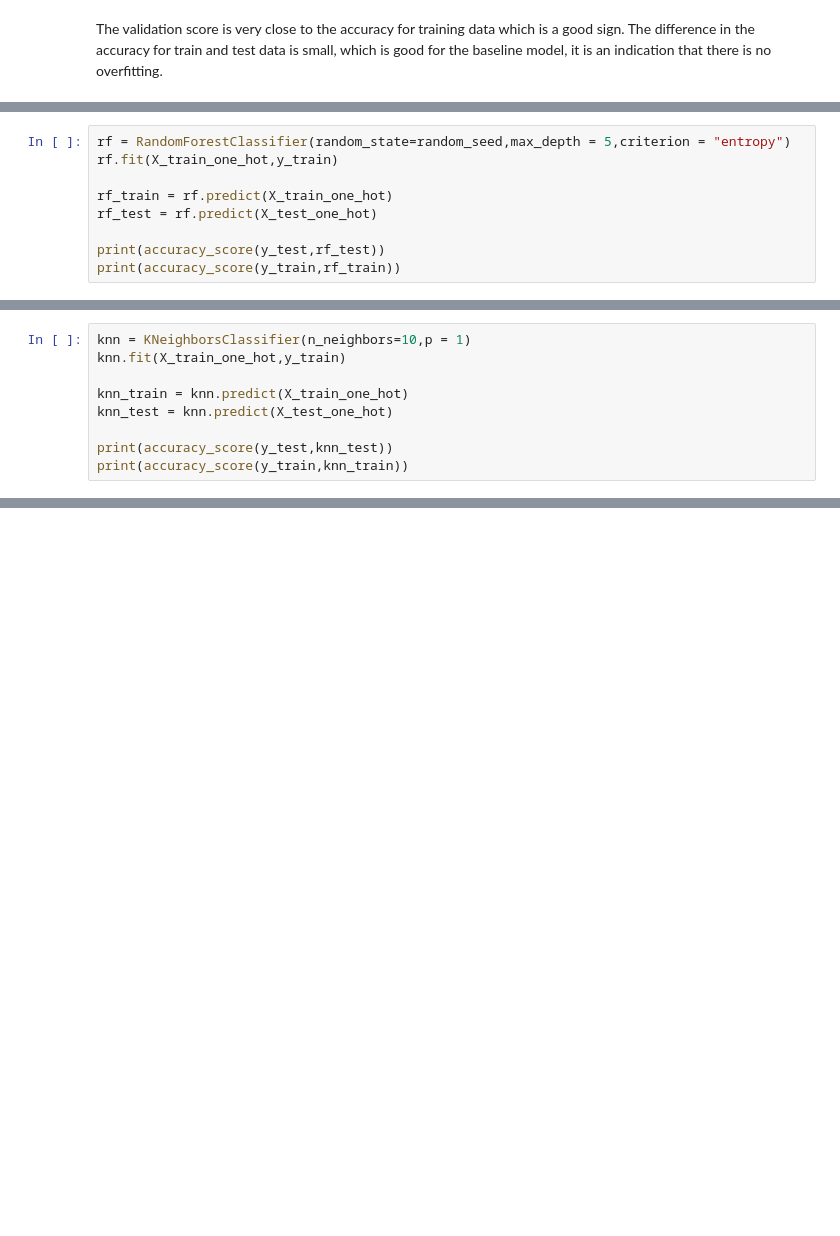
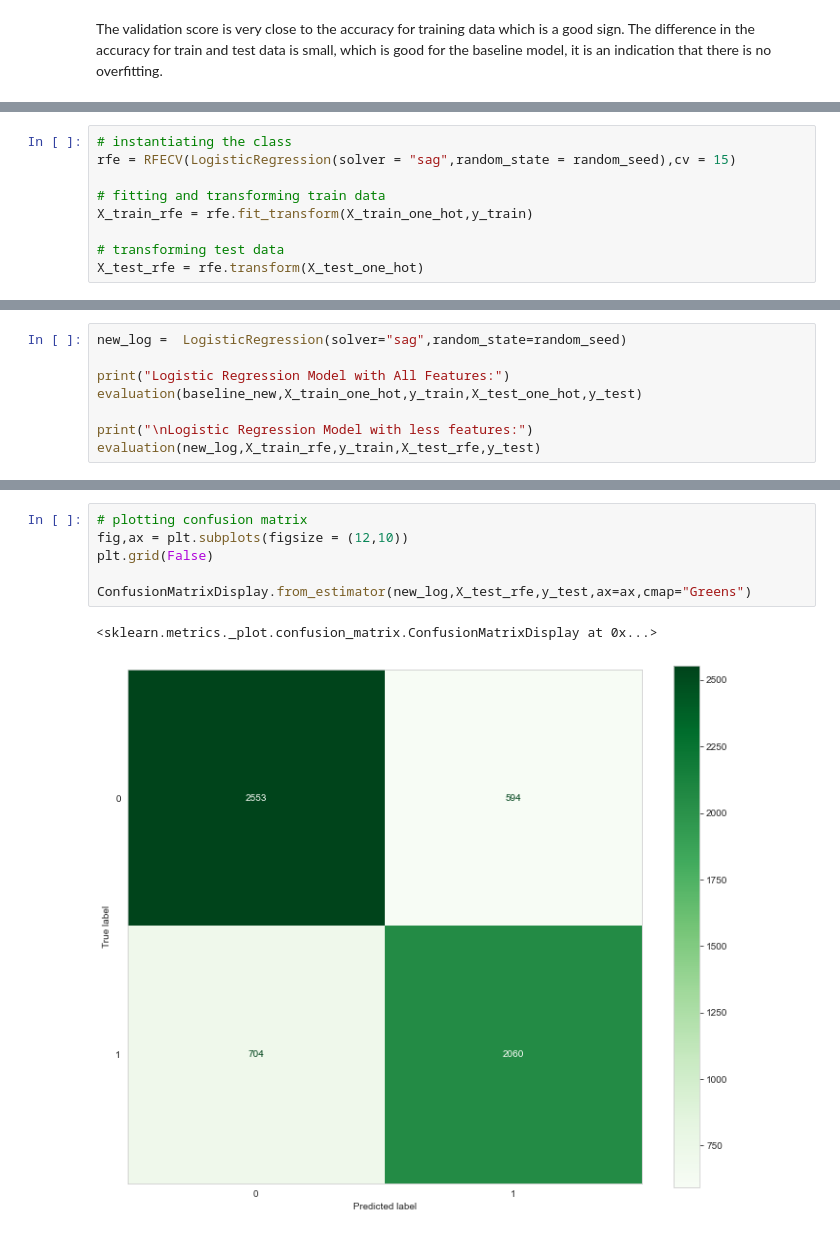
Before and after one commit to ngili/Predicting-H1N1-and-Seasonal-Flu-Vaccinations, a Jupyter notebook: analysis.ipynb, the cells around one changed output, grey strips where cells are left out. Saved outputs shown, nothing was run; the diff lists cells and outputs as text; blank space fills up the shorter version.

Commit message:
Middle of modelling

```diff
--- a/analysis.ipynb
+++ b/analysis.ipynb
@@ -793,9 +655,0 @@ Test Accuracy: 0.7683979022162071
-# %%
-rf = RandomForestClassifier(random_state=random_seed,max_depth = 5,criterion = "entropy")
-rf.fit(X_train_one_hot,y_train)
-
-rf_train = rf.predict(X_train_one_hot)
-rf_test = rf.predict(X_test_one_hot)
-
-print(accuracy_score(y_test,rf_test))
-print(accuracy_score(y_train,rf_train))
@@ -805,9 +655,0 @@ print(accuracy_score(y_train,rf_train))
-# %%
-knn = KNeighborsClassifier(n_neighbors=10,p = 1)
-knn.fit(X_train_one_hot,y_train)
-
-knn_train = knn.predict(X_train_one_hot)
-knn_test = knn.predict(X_test_one_hot)
-
-print(accuracy_score(y_test,knn_test))
-print(accuracy_score(y_train,knn_train))
@@ -816,0 +680,9 @@ print(accuracy_score(y_train,knn_train))
+# %%
+# instantiating the class
+rfe = RFECV(LogisticRegression(solver = "sag",random_state = random_seed),cv = 15)
+
+# fitting and transforming train data
+X_train_rfe = rfe.fit_transform(X_train_one_hot,y_train)
+
+# transforming test data
+X_test_rfe = rfe.transform(X_test_one_hot)
@@ -816,0 +696,8 @@ print(accuracy_score(y_train,knn_train))
+# %%
+new_log =  LogisticRegression(solver="sag",random_state=random_seed)
+
+print("Logistic Regression Model with All Features:")
+evaluation(baseline_new,X_train_one_hot,y_train,X_test_one_hot,y_test)
+
+print("\nLogistic Regression Model with less features:")
+evaluation(new_log,X_train_rfe,y_train,X_test_rfe,y_test)
@@ -816,0 +729,9 @@ print(accuracy_score(y_train,knn_train))
+# %%
+# plotting confusion matrix
+fig,ax = plt.subplots(figsize = (12,10))
+plt.grid(False)
+
+ConfusionMatrixDisplay.from_estimator(new_log,X_test_rfe,y_test,ax=ax,cmap="Greens")
+# %% [output]
+<sklearn.metrics._plot.confusion_matrix.ConfusionMatrixDisplay at 0x...>
+[figure, added]
```
Also changed, not shown: parts of 43 cells of this notebook.
